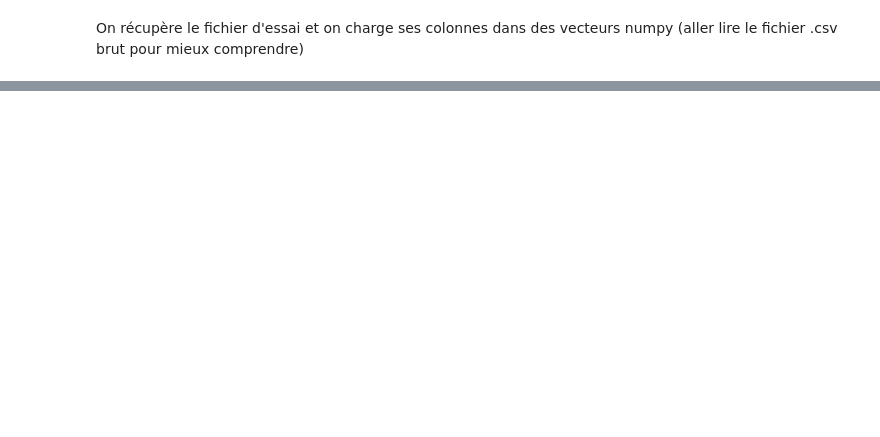
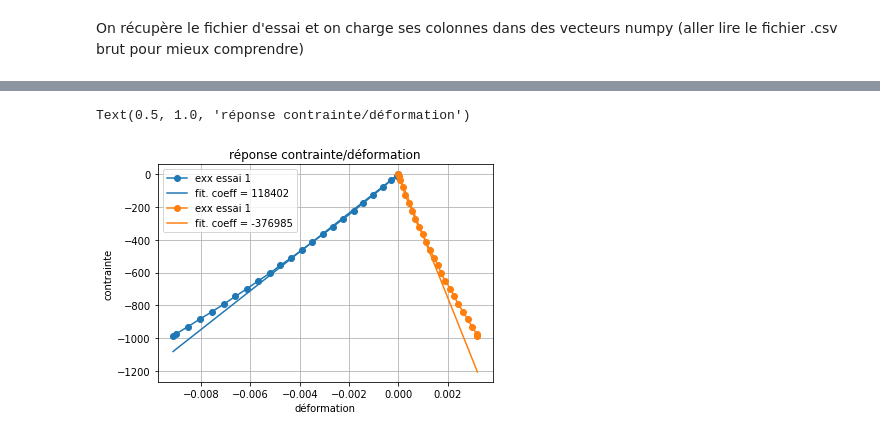
Before and after one commit to JohannRannou/TD3bis, a Jupyter notebook: TD_3_identification.ipynb, the cells around one changed output, grey strips where cells are left out. Cells and saved outputs as stored; diff of their text form; code cells hidden in the pictures; blank space fills up the shorter version.

```diff
--- a/TD_3_identification.ipynb
+++ b/TD_3_identification.ipynb
@@ -91,0 +128,17 @@ On récupère le fichier d'essai et on charge ses colonnes dans des vecteurs num
+# %%
+module_x = fit_over_range(exx_1, force_1/S, [-0.004, 0])
+plt.plot(exx_1, force_1/S, 'o-', color='tab:blue',alpha=1, label='exx essai 1')
+plt.plot(exx_1, exx_1*module_x, '-', color='tab:blue', label='fit. coeff = {:.0f}'.format(module_x))
+
+module_y = fit_over_range(eyy_1, force_1/S, [0., 0.001])
+plt.plot(eyy_1, force_1/S, 'o-', color='tab:orange', alpha=1, label='exx essai 1')
+plt.plot(eyy_1, eyy_1*module_y, '-', color='tab:orange', label='fit. coeff = {:.0f}'.format(module_y))
+
+plt.legend()
+plt.grid()
+plt.xlabel('déformation')
+plt.ylabel('contrainte')
+plt.title('réponse contrainte/déformation')
+# %% [output]
+Text(0.5, 1.0, 'réponse contrainte/déformation')
+[figure, added]
```
Also changed, not shown: parts of 30 cells of this notebook.
